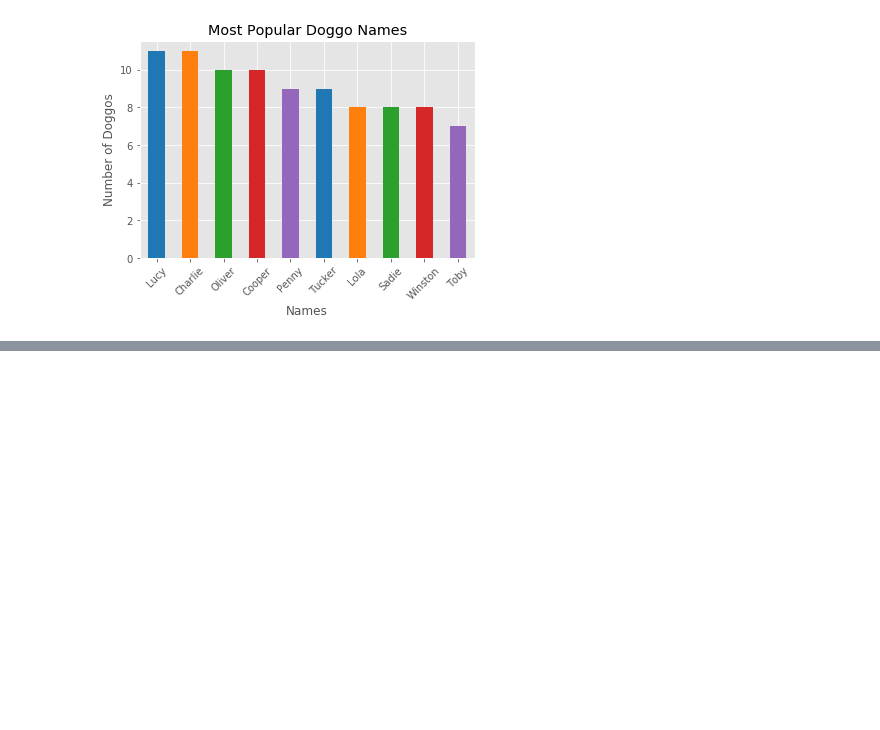
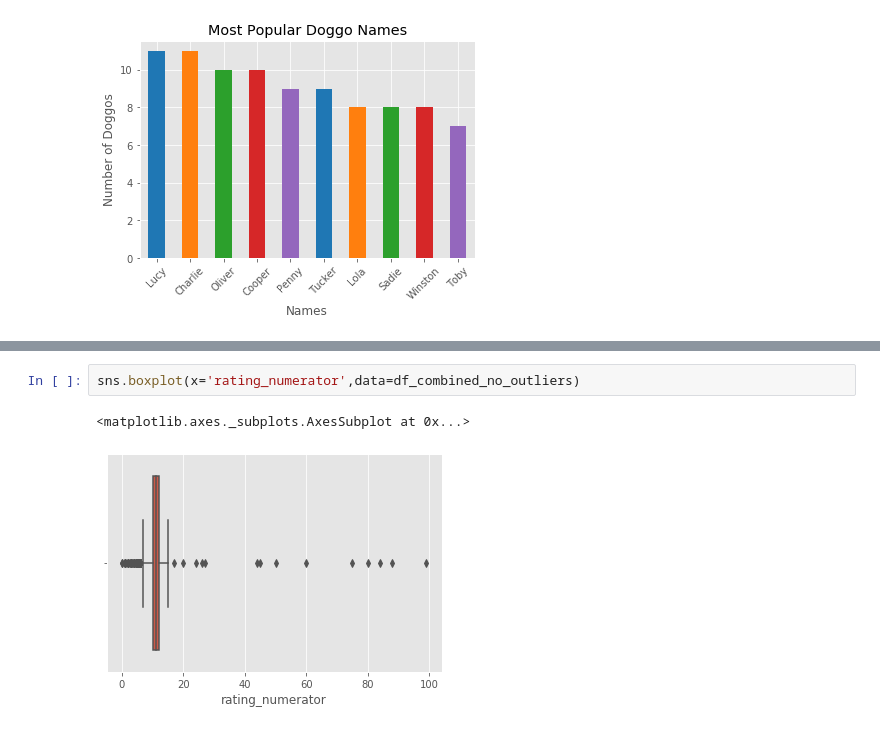
Before and after one commit to Tavnuh/we-rate-dogs, a Jupyter notebook: wrangle_act.ipynb, the cells around one changed output, grey strips where cells are left out. Drawn from its saved outputs; the diff is of its cells as text; blank space fills up the shorter version.

```diff
--- a/wrangle_act.ipynb
+++ b/wrangle_act.ipynb
@@ -619,0 +631,5 @@ plt.xticks(rotation= 45);
+# %%
+sns.boxplot(x='rating_numerator',data=df_combined_no_outliers)
+# %% [output]
+<matplotlib.axes._subplots.AxesSubplot at 0x...>
+[figure, added]
```
Also changed, not shown: parts of 17 cells of this notebook.
